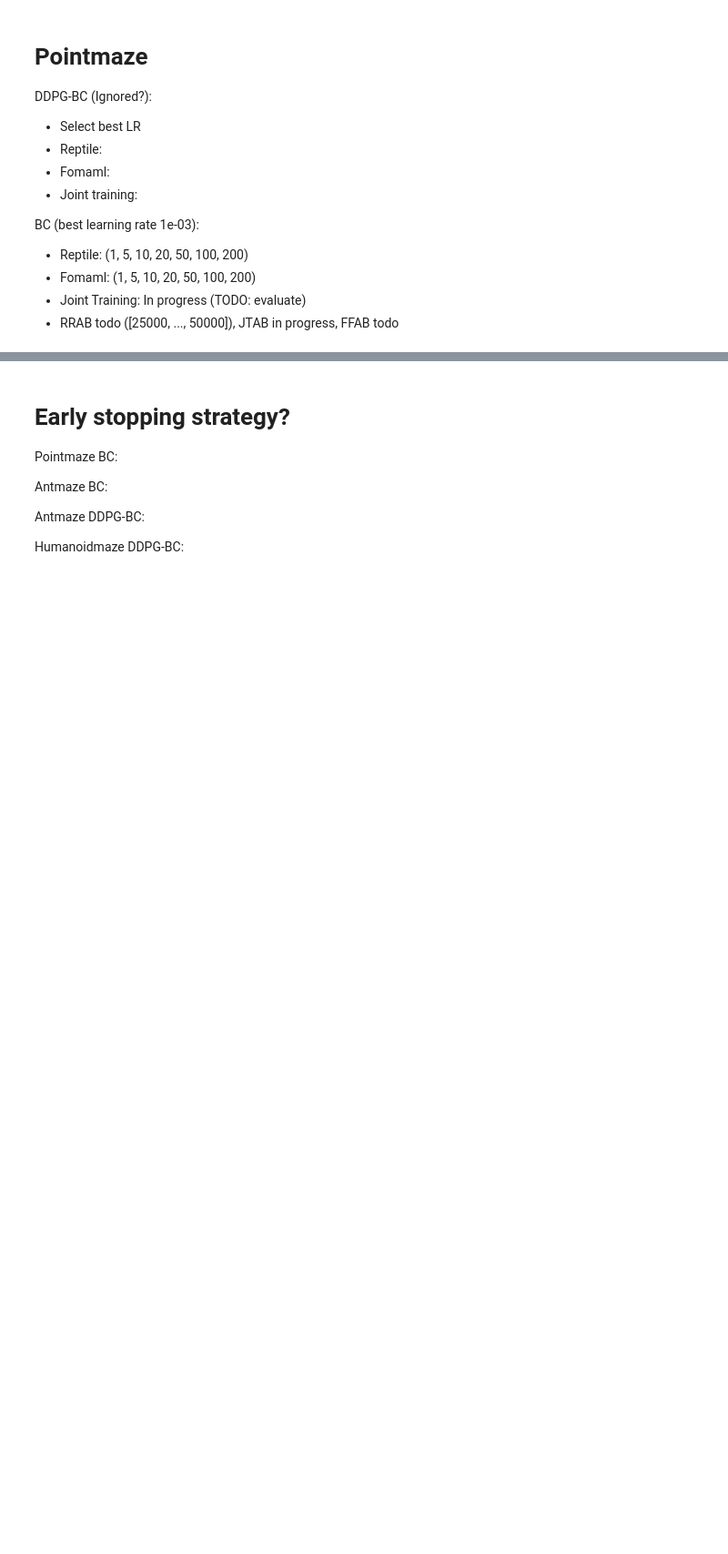
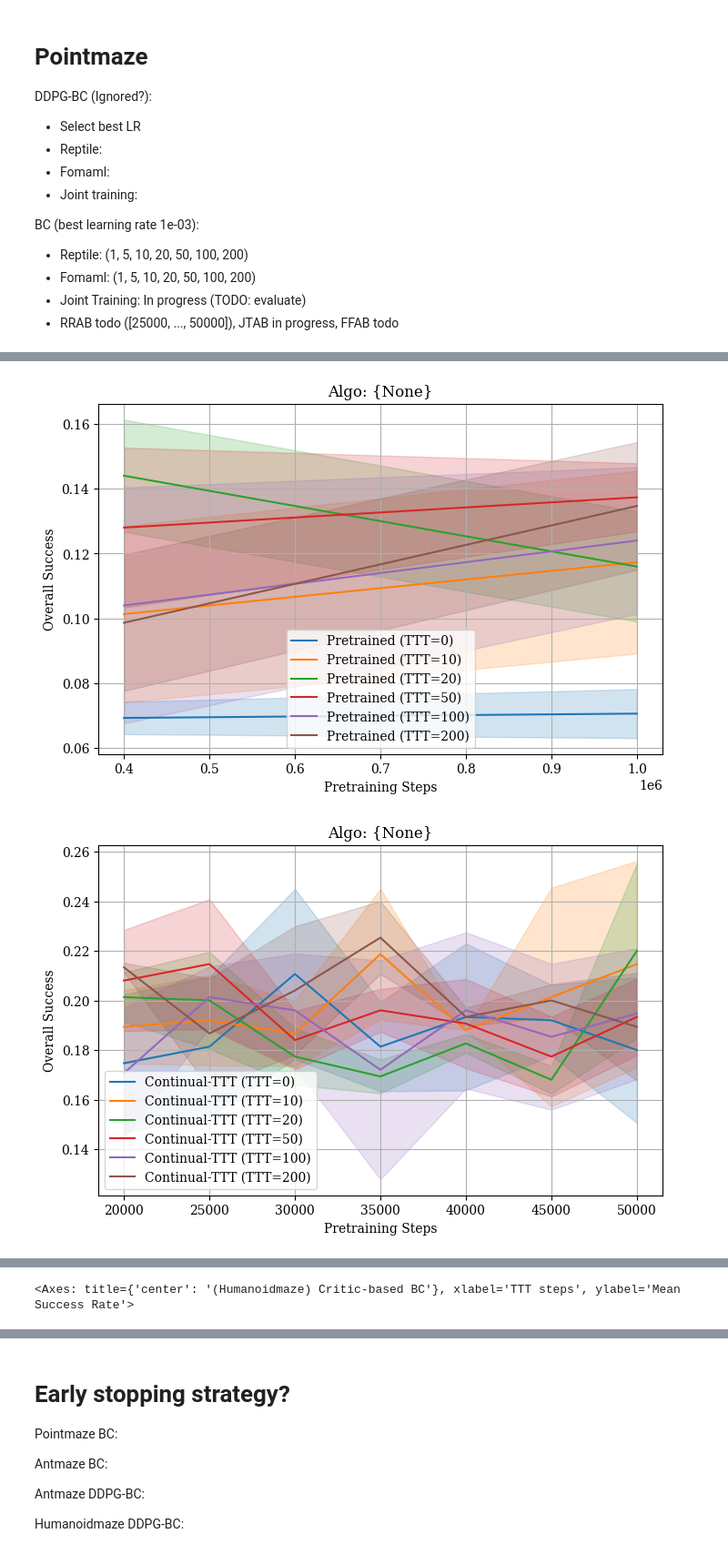
Before and after one commit to antoniomari/meta-gc-rl, a Jupyter notebook: notebooks/eval_plots.ipynb, the cells around one changed output, grey strips where cells are left out. Shown at 91% size. Cells and saved outputs as stored; diff of their text form; code cells hidden in the pictures; blank space fills up the shorter version.

```diff
--- a/notebooks/eval_plots.ipynb
+++ b/notebooks/eval_plots.ipynb
@@ -1478,0 +1605,61 @@ FileNotFoundError: Results directory not found: results_eval/pointmaze_iql_bc/FT
+# %%
+HUMANOIDMAZE_BC_CRITIC_BASED = {
+    "Pretrained": {
+        "groups": [
+            "humanoidmaze_expert_bc/RANDOM-humanoid_exp-bc-JT-1-1-lr0.0003-ilr0.0003_finetune_lr3e-04_actor_lossbc"
+        ],
+        "color": "black",
+        "linestyle": "-",
+        "dot_type": "o",
+    },
+
+    "Continual-TTT": {
+        "groups": [
+            "humanoidmaze_expert_bc/FT-ALL-humanoid_exp-bc-JTAB-100-1-lr0.0003-ilr3e-05_finetune_lr3e-05_actor_lossbc"
+        ],
+        "color": "red",
+        "linestyle": "-",
+    },
+    "TT-FOMAML": {
+        "groups": [
+            "humanoidmaze_expert_bc/FT-ALL-humanoid_exp-bc-FFAB-100-1-lr0.0003-ilr3e-05_finetune_lr3e-04_actor_lossbc"
+        ],
+        "color": "blue",
+        "linestyle": "--",
+        "dot_type": "x",
+    },
+
+    # Reorganized by epsilon (m_) and inner lr (ilr)
+    # Assign each epsilon a color, and each ilr (fine-tune lr) a linestyle
+
+    # epsilon -> color mapping
+    # 0.01: 'purple'
+    # 0.1:  'green'
+    # 0.2:  'blue'
+    # 0.5:  'red'
+    # ilr    -> linestyle mapping
+    # 0.0003: '-'
+    # 3e-05:  '--'
+    "TT-Reptile": {
+        "groups": [
+            "humanoidmaze_expert_bc/FT-ALL-humanoid_exp-bc-RRAB-100-1-m_0.5-lr0.5-ilr3e-05_finetune_lr3e-05_actor_lossbc",
+        ],
+        "color": "green",
+        "linestyle": "--",
+        "dot_type": "d",
+    }
+}
+
+for run_name, run_info in HUMANOIDMAZE_BC_CRITIC_BASED.items():
+    plot_overall_success_for_groups({run_name: run_info})
+
+plot_max_overall_success_vs_ttt_steps(
+    HUMANOIDMAZE_BC_CRITIC_BASED,
+    title="(Humanoidmaze) Critic-based BC",
+    print_table=True,
+    xlim=(-2, 61),
+    figure_path="figures/humanoidmaze_bc_critic_based.pdf"
+    )
+# %% [output]
+[figure, added]
+[figure, added]
@@ -1478,0 +1681 @@ FileNotFoundError: Results directory not found: results_eval/pointmaze_iql_bc/FT
+<Axes: title={'center': '(Humanoidmaze) Critic-based BC'}, xlabel='TTT steps', ylabel='Mean Success Rate'>
```
Also changed, not shown: parts of 9 cells of this notebook, 9 other files.
